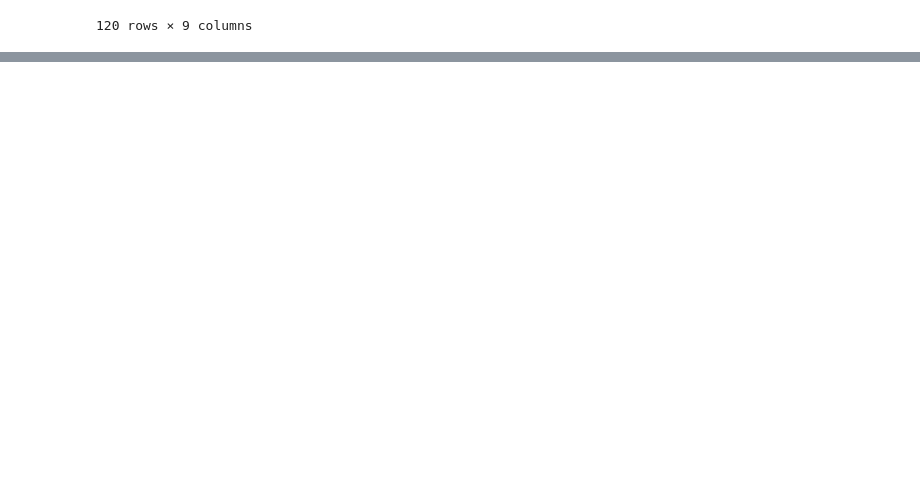
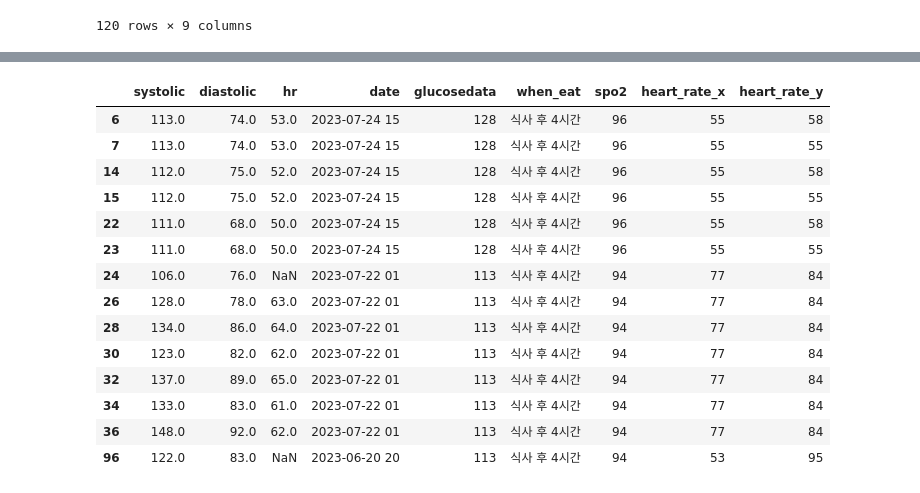
Before and after one commit to GitHayang/python, a Jupyter notebook: 미완성/healthData.ipynb, the cells around one changed output, grey strips where cells are left out. Saved outputs shown, nothing was run; the diff lists cells and outputs as text; code cells hidden in the pictures; blank space fills up the shorter version.

```diff
--- a/미완성/healthData.ipynb
+++ b/미완성/healthData.ipynb
@@ -183,0 +385,3 @@ simbaksuData
+# %%
+dangAp = pd.merge(left = tarHyulApData, right = tarHyulDang, on = 'date', how='inner')
+dangAp
@@ -183,0 +402,3 @@ simbaksuData
+# %%
+sansoSimbak = pd.merge(left = tarSansopohwado, right = tarSimbaksu, on = 'date', how='inner')
+sansoSimbak
@@ -183,0 +419,3 @@ simbaksuData
+# %%
+mergedData = pd.merge(left = dangAp, right = sansoSimbak, on = 'date', how='inner')
+mergedData
@@ -183,0 +436,2 @@ simbaksuData
+# %%
+mergedData = mergedData.drop_duplicates()
@@ -183,0 +471,19 @@ simbaksuData
+# %%
+afterFour = mergedData.loc[mergedData['when_eat'] == '식사 후 4시간']
+afterFour
+# %% [output]
+|  | systolic | diastolic | hr | date | glucosedata | when_eat | spo2 | heart_rate_x | heart_rate_y |
+| 6 | 113.0 | 74.0 | 53.0 | 2023-07-24 15 | 128 | 식사 후 4시간 | 96 | 55 | 58 |
+| 7 | 113.0 | 74.0 | 53.0 | 2023-07-24 15 | 128 | 식사 후 4시간 | 96 | 55 | 55 |
+| 14 | 112.0 | 75.0 | 52.0 | 2023-07-24 15 | 128 | 식사 후 4시간 | 96 | 55 | 58 |
+| 15 | 112.0 | 75.0 | 52.0 | 2023-07-24 15 | 128 | 식사 후 4시간 | 96 | 55 | 55 |
+| 22 | 111.0 | 68.0 | 50.0 | 2023-07-24 15 | 128 | 식사 후 4시간 | 96 | 55 | 58 |
+| 23 | 111.0 | 68.0 | 50.0 | 2023-07-24 15 | 128 | 식사 후 4시간 | 96 | 55 | 55 |
+| 24 | 106.0 | 76.0 | NaN | 2023-07-22 01 | 113 | 식사 후 4시간 | 94 | 77 | 84 |
+| 26 | 128.0 | 78.0 | 63.0 | 2023-07-22 01 | 113 | 식사 후 4시간 | 94 | 77 | 84 |
+| 28 | 134.0 | 86.0 | 64.0 | 2023-07-22 01 | 113 | 식사 후 4시간 | 94 | 77 | 84 |
+| 30 | 123.0 | 82.0 | 62.0 | 2023-07-22 01 | 113 | 식사 후 4시간 | 94 | 77 | 84 |
+| 32 | 137.0 | 89.0 | 65.0 | 2023-07-22 01 | 113 | 식사 후 4시간 | 94 | 77 | 84 |
+| 34 | 133.0 | 83.0 | 61.0 | 2023-07-22 01 | 113 | 식사 후 4시간 | 94 | 77 | 84 |
+| 36 | 148.0 | 92.0 | 62.0 | 2023-07-22 01 | 113 | 식사 후 4시간 | 94 | 77 | 84 |
+| 96 | 122.0 | 83.0 | NaN | 2023-06-20 20 | 113 | 식사 후 4시간 | 94 | 53 | 95 |
```
Also changed, not shown: parts of 42 cells of this notebook.
